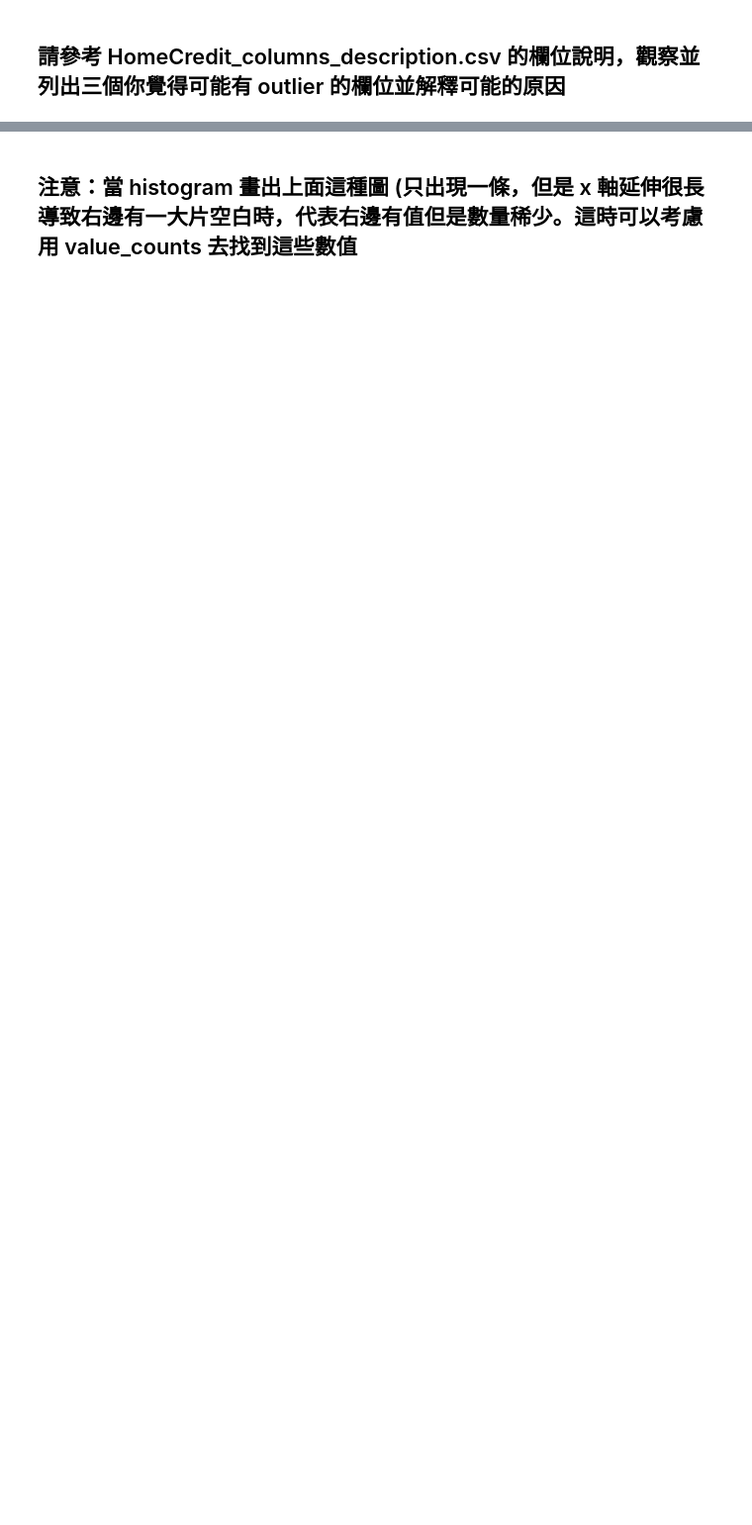
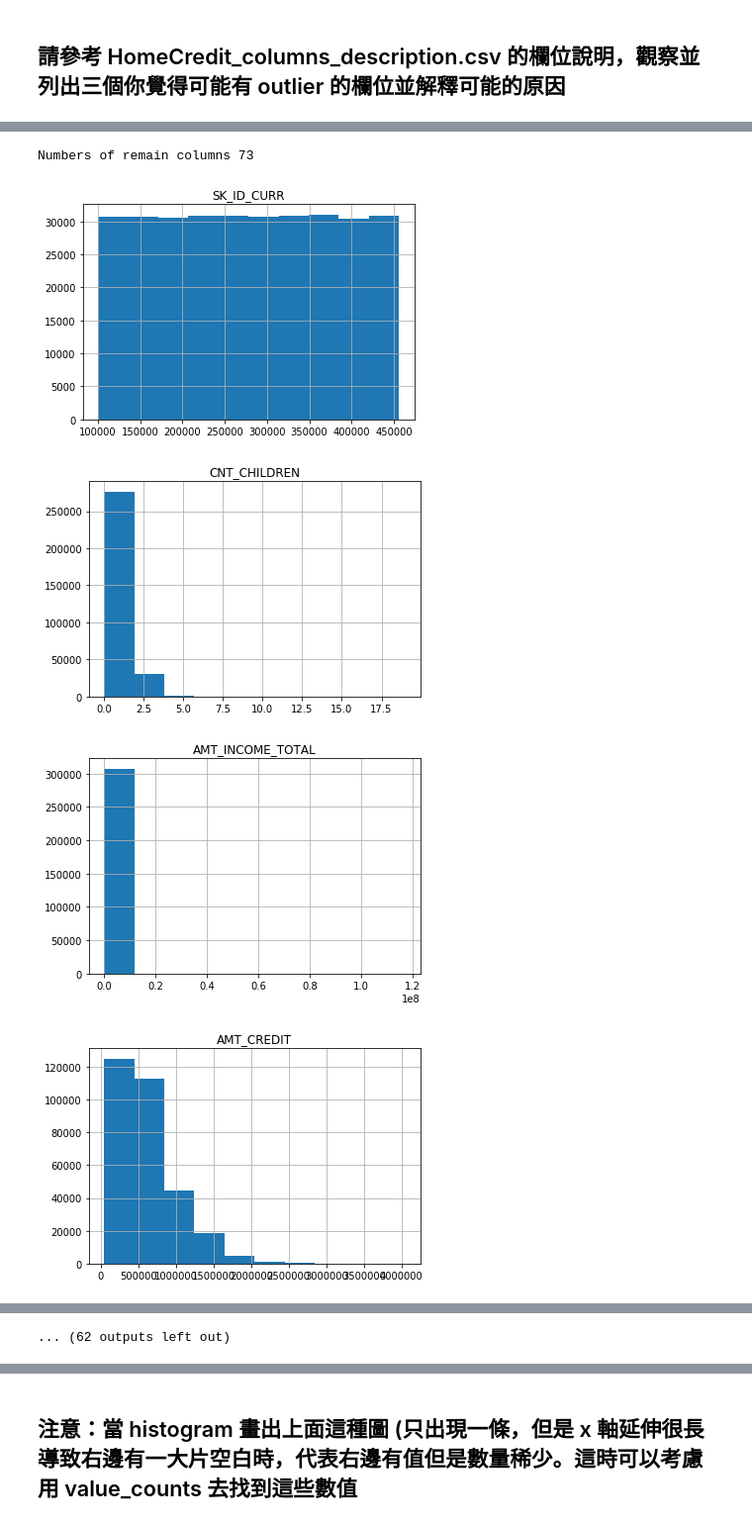
Before and after one commit to ponggung/2nd-ML100Days, a Jupyter notebook: Day_006_HW.ipynb, the cells around one changed output, grey strips where cells are left out. Shown at 99% size. Drawn from its saved outputs; the diff is of its cells as text; code cells hidden in the pictures; blank space fills up the shorter version.

```diff
--- a/Day_006_HW.ipynb
+++ b/Day_006_HW.ipynb
@@ -24,20 +62,21 @@ app_train.head()
 # %%
 # 先篩選數值型的欄位
-"""
-YOUR CODE HERE, fill correct data types (for example str, float, int, ...)
-"""
-dtype_select = []
 
-numeric_columns = list(app_train.columns[list(app_train.dtypes.isin(dtype_select))])
+# numeric_columns = list(app_train.columns[list(app_train.dtypes.isin(dtype_select))])
+numeric_columns = list(app_train.select_dtypes(exclude=["object"]).columns)
 
 # 再把只有 2 值 (通常是 0,1) 的欄位去掉
 numeric_columns = list(app_train[numeric_columns].columns[list(app_train[numeric_columns].apply(lambda x:len(x.unique())!=2 ))])
-print("Numbers of remain columns" % len(numeric_columns))
+print("Numbers of remain columns %s" % len(numeric_columns))
 
 # 檢視這些欄位的數值範圍
 for col in numeric_columns:
-    """
-    Your CODE HERE, make the box plot
-    """
-
+    ax = app_train[col].hist()
+    ax.set_title(col)
     plt.show()
+# %% [output]
+Numbers of remain columns 73
+[figure, added]
+[figure, added]
+[figure, added]
+[figure, added]
@@ -44,3 +90,4 @@ for col in numeric_columns:
+... (62 outputs left out)
 # %%
 # 從上面的圖檢查的結果，至少這三個欄位好像有點可疑
 
```
Also changed, not shown: parts of 13 cells of this notebook, 1 other file.
